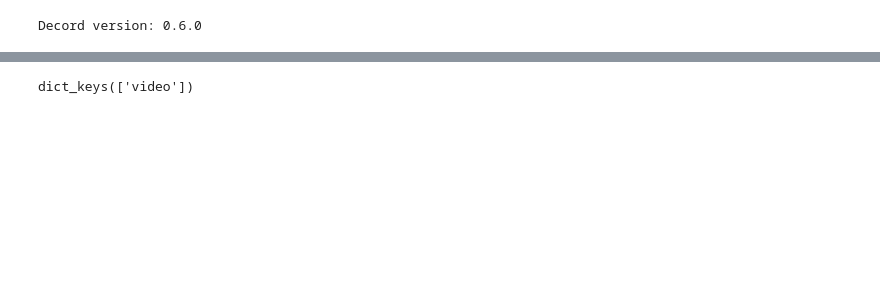
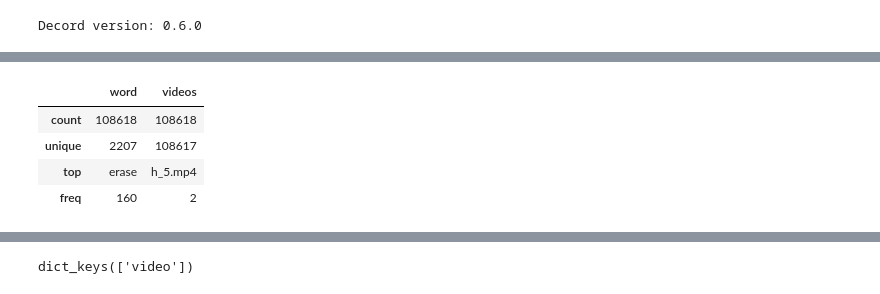
Before and after one commit to shelxty/basic-asl-translator, a Jupyter notebook: basicASL_detection.ipynb, the cells around one changed output, grey strips where cells are left out. Drawn from its saved outputs; the diff is of its cells as text; code cells hidden in the pictures; blank space fills up the shorter version.

```diff
--- a/basicASL_detection.ipynb
+++ b/basicASL_detection.ipynb
@@ -77,0 +101,8 @@ Note: you may need to restart the kernel to use updated packages.
+# %%
+df.describe()
+# %% [output]
+|  | word | videos |
+| count | 108618 | 108618 |
+| unique | 2207 | 108617 |
+| top | erase | h_5.mp4 |
+| freq | 160 | 2 |
```
Also changed, not shown: parts of 21 cells of this notebook.
